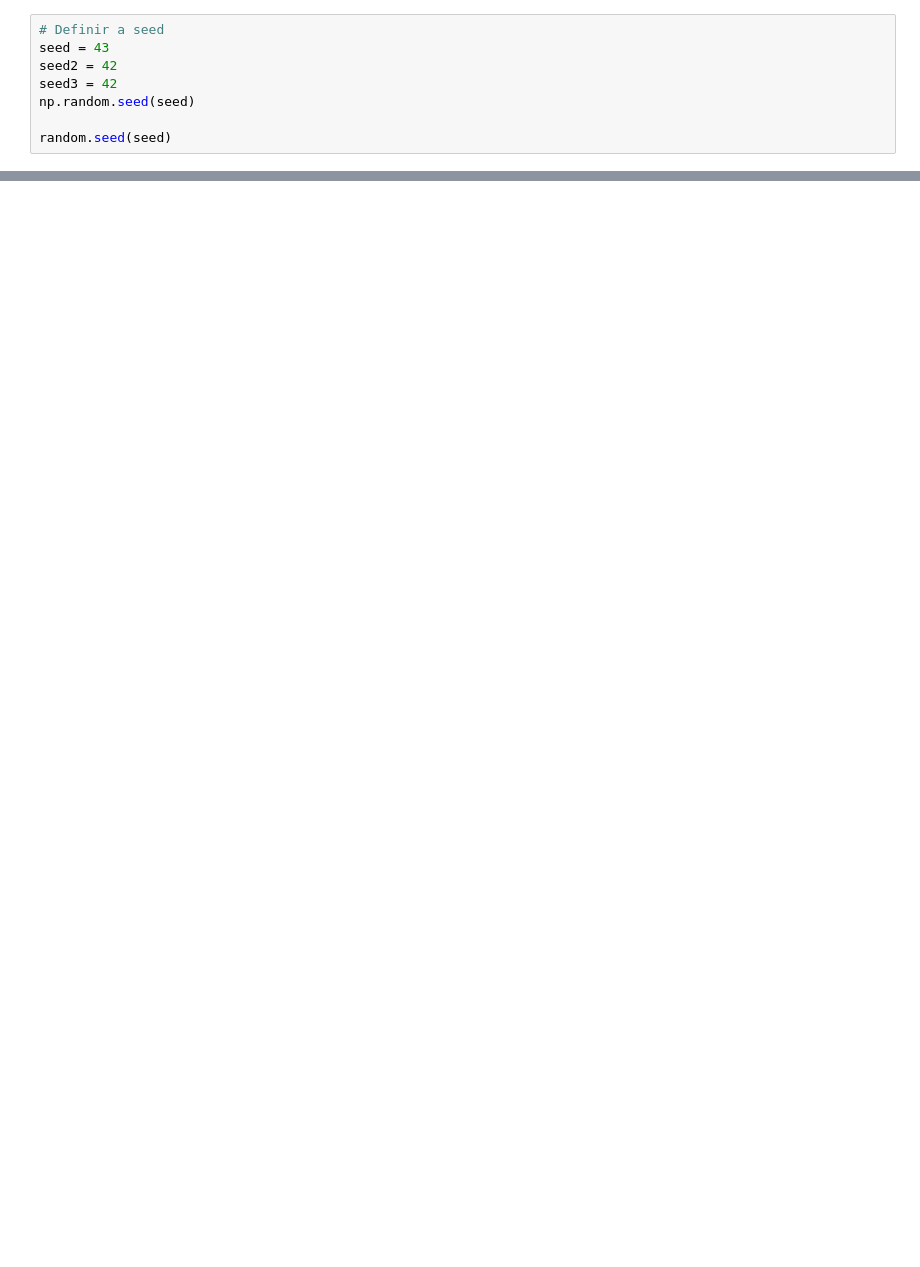
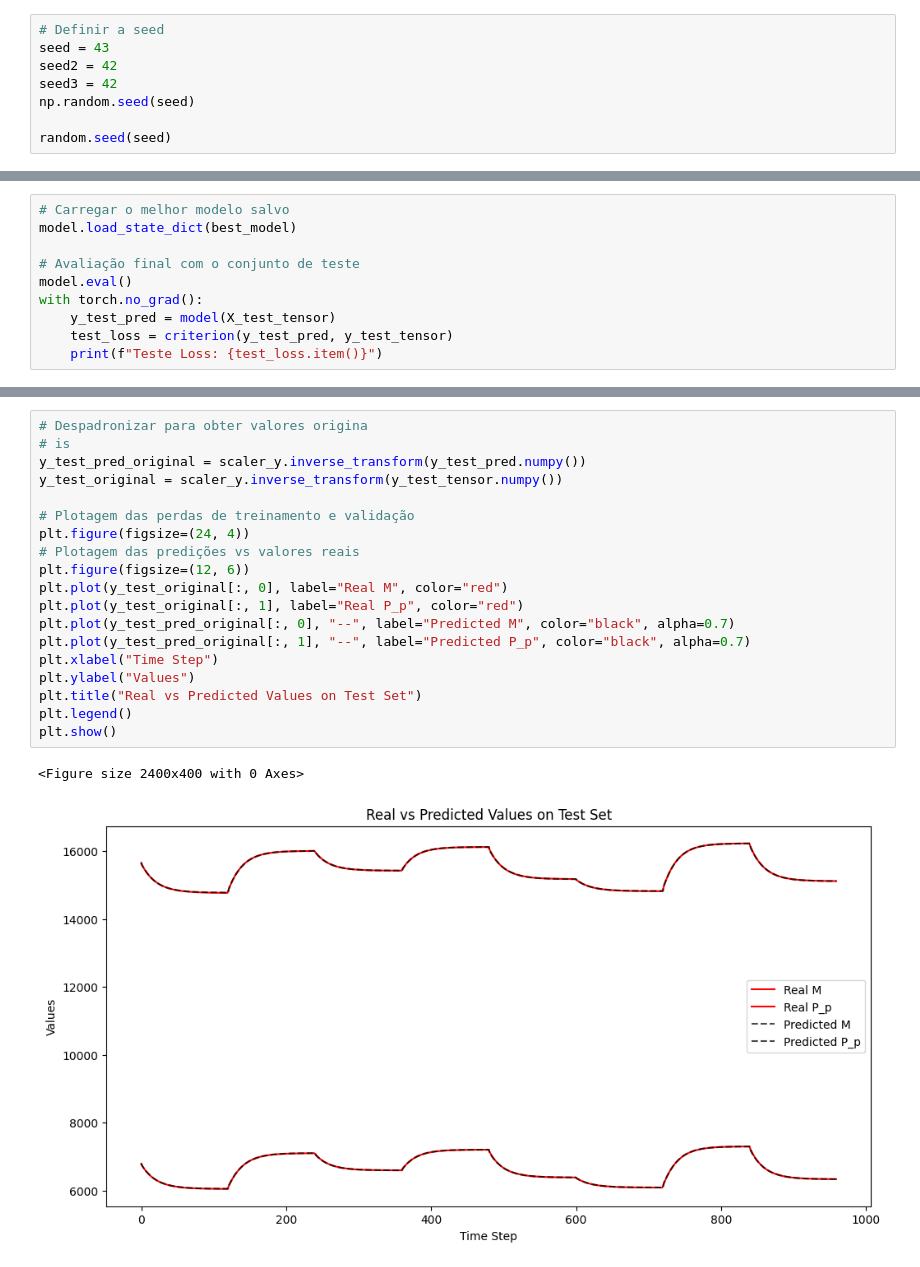
Before and after one commit to Santosfabio19/PRH-1, a Jupyter notebook: PRH_1_torch.ipynb, the cells around one changed output, grey strips where cells are left out. Drawn from its saved outputs; the diff is of its cells as text; blank space fills up the shorter version.

```diff
--- a/PRH_1_torch.ipynb
+++ b/PRH_1_torch.ipynb
@@ -221,0 +308,10 @@ ModuleNotFoundError: No module named 'torch'
+# %%
+# Carregar o melhor modelo salvo
+model.load_state_dict(best_model)
+
+# Avaliação final com o conjunto de teste
+model.eval()
+with torch.no_grad():
+    y_test_pred = model(X_test_tensor)
+    test_loss = criterion(y_test_pred, y_test_tensor)
+    print(f"Teste Loss: {test_loss.item()}")
@@ -221,0 +320,22 @@ ModuleNotFoundError: No module named 'torch'
+# %%
+# Despadronizar para obter valores origina
+# is
+y_test_pred_original = scaler_y.inverse_transform(y_test_pred.numpy())
+y_test_original = scaler_y.inverse_transform(y_test_tensor.numpy())
+
+# Plotagem das perdas de treinamento e validação
+plt.figure(figsize=(24, 4))
+# Plotagem das predições vs valores reais
+plt.figure(figsize=(12, 6))
+plt.plot(y_test_original[:, 0], label="Real M", color="red")
+plt.plot(y_test_original[:, 1], label="Real P_p", color="red")
+plt.plot(y_test_pred_original[:, 0], "--", label="Predicted M", color="black", alpha=0.7)
+plt.plot(y_test_pred_original[:, 1], "--", label="Predicted P_p", color="black", alpha=0.7)
+plt.xlabel("Time Step")
+plt.ylabel("Values")
+plt.title("Real vs Predicted Values on Test Set")
+plt.legend()
+plt.show()
+# %% [output]
+<Figure size 2400x400 with 0 Axes>
+[figure, added]
```
Also changed, not shown: parts of 8 cells of this notebook, 6 other files.
